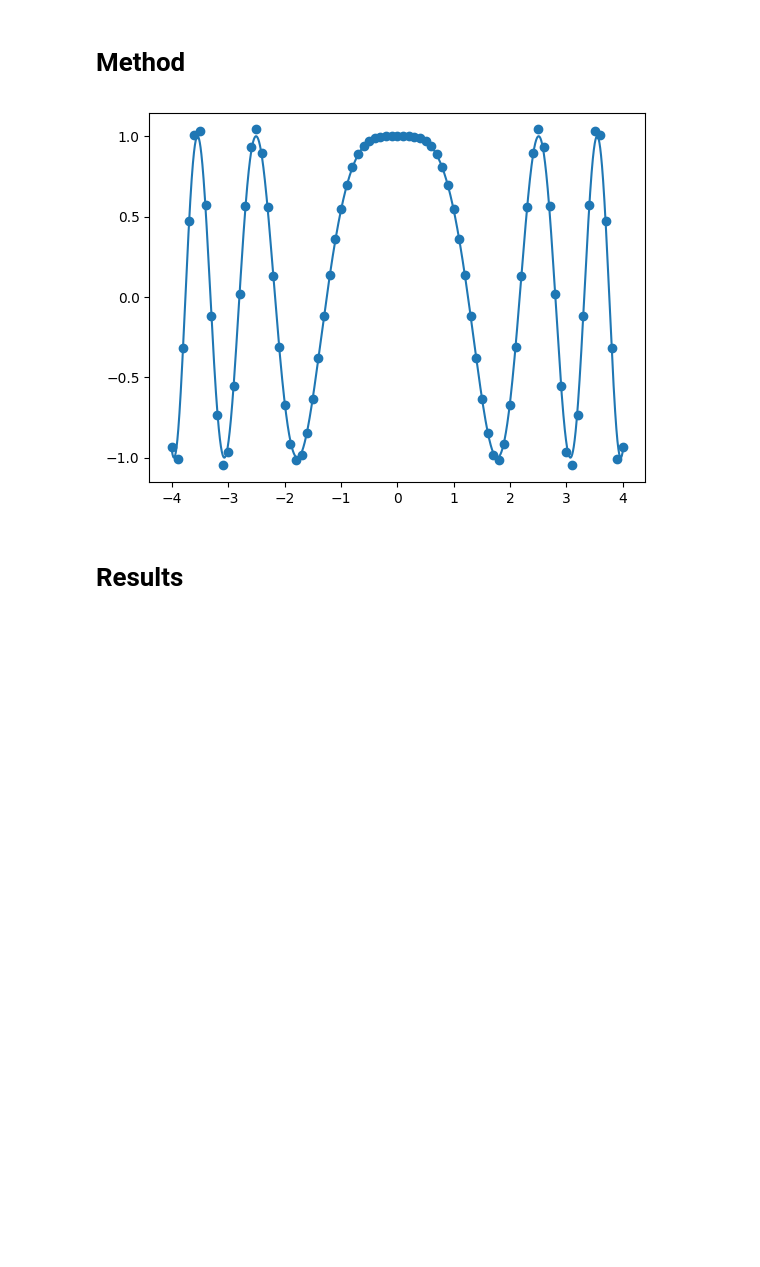
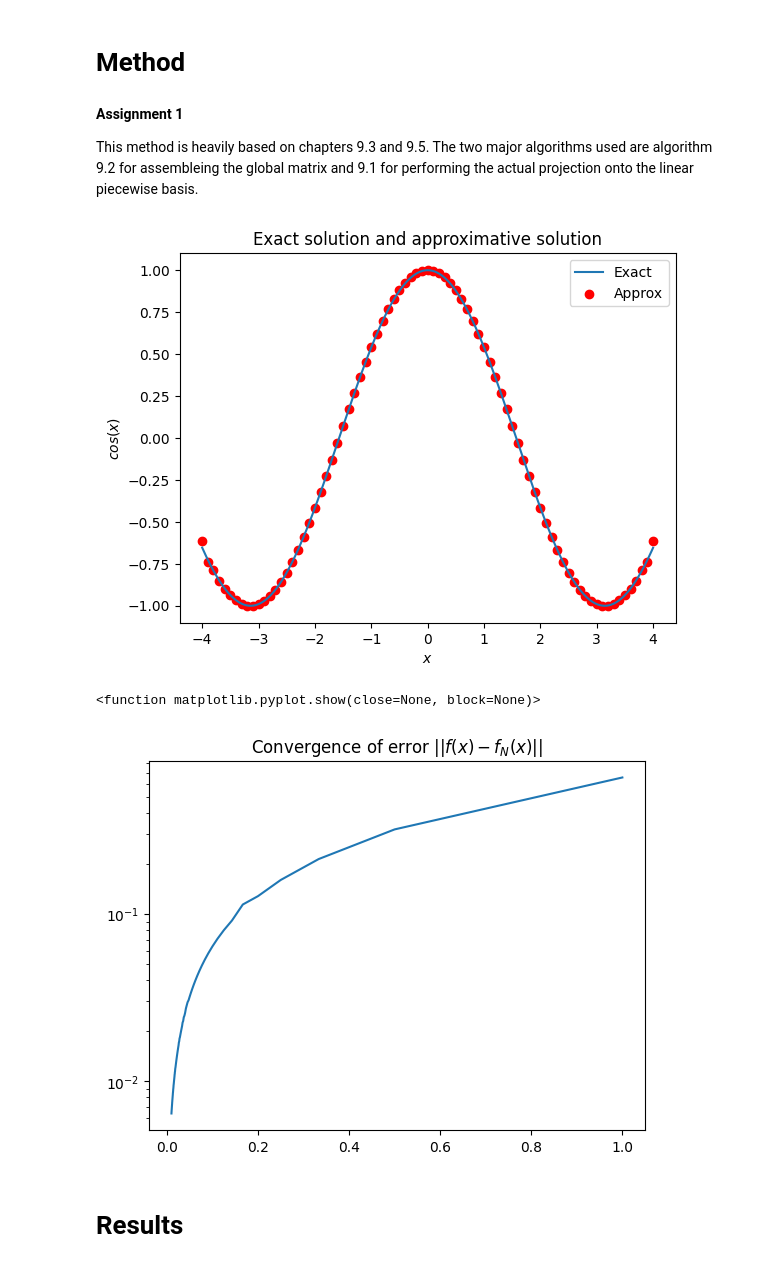
Before and after one commit to johanhoffman/DD2363_VT24, a Jupyter notebook: Lab3/Widen00_lab3.ipynb, the cells around one changed output. Cells and saved outputs as stored; diff of their text form; code cells hidden in the pictures; blank space fills up the shorter version.

Commit message:
Plotting done

```diff
--- a/Lab3/Widen00_lab3.ipynb
+++ b/Lab3/Widen00_lab3.ipynb
@@ -52,9 +63,13 @@ Test: verify accuracy and convergence rate against exact function
 # %% [markdown]
 # **Method**
+# %% [markdown]
+**Assignment 1**
+
+This method is heavily based on chapters 9.3 and 9.5. The two major algorithms used are algorithm 9.2 for assembleing the global matrix and 9.1 for performing the actual projection onto the linear piecewise basis.
 # %%
 #L2 projection on pw to linear approximation over mesh in 1D
 
-
+#Class defining the object of mapping local to global values
 class loc2globmap:
   def __init__(self, A_map, b_map, dof):
     self.A_map = A_map
@@ -63,7 +78,7 @@ class loc2globmap:
 
 #Reference function
 def f(x):
-  fx =np.cos(x**2)
+  fx =np.cos(x)
   return fx
 
 #Input x, interval nr k, mesh and if it is the 0 or 1 polynomial in nr
@@ -77,6 +92,7 @@ def lin_lagrange_pol(x, mesh, k, nr):
     lambdax = (x- x_k_m1)/h_k
   return lambdax
 
+#Returns the number of shape functions per element
 def get_no_local_shape_functions(k):
   #since we have a linear basis V, q is 2 for all elements
   q = 2
@@ -146,6 +162,7 @@ def find_subinterval(x, mesh):
   for i in range(0, len(mesh)-1):
     if mesh[i]<= x <=mesh[i+1]:
       k = i
+      break
   return k
 
 #Extract local dofs from alpha using the map from local to global
@@ -187,6 +204,7 @@ def l2_to_pw(f, mesh):
 
   #Calculate for inner range to avoid rounding errors in mesh edge, this is just
   #for fun to calculate points other than the node values
+  """This part is not part of the assignment"""
   x_0 = mesh[1]
   x_m1 = mesh[-2]
   #This is put as interval for mesh to get the points xn
@@ -194,37 +212,64 @@ def l2_to_pw(f, mesh):
   nr_points = round((x_m1 - x_0)/interval)
   x_vec = np.zeros(nr_points+1)
   x = x_0
   for i in range(0, nr_points+1):
     x_vec[i] = x
     x += interval
   l2_to_pw = np.zeros_like(x_vec)
   for i in range(0, len(x_vec)):
     x = x_vec[i]
     q = 1
     l2_to_pw[i] = eval_pwp_function(alpha, x, q, mesh)
+  """------------------------------------------------"""
 
   return l2_to_pw_mesh, l2_to_pw, alpha, x_vec
 
 #Generate mesh
 x_0 = -4
 x_n = 4
 interval = 0.1
 mesh = np.arange(x_0 ,x_n+interval, interval)
 
 #Call function to calculate
 f_approx_mesh, f_approx, alpha, x_vec = l2_to_pw(f, mesh)
 
 #"Linear" range for exact funtion
 t = np.arange(x_0, x_n, 0.001)
-
 plt.figure(1)
-plt.plot(t, f(t))
+plt.plot(t, f(t), label="Exact")
 #plt.scatter(mesh, alpha)
 #plt.scatter(mesh, f_approx)
-plt.scatter(mesh, f_approx_mesh)
+plt.scatter(mesh, f_approx_mesh, color='r', label ="Approx")
+plt.title("Exact solution and approximative solution")
+plt.xlabel("$x$")
+plt.ylabel("$cos(x)$")
+plt.legend()
 plt.show()
+
+#Iterate over different mesh fineness
+divisions = 100
+error_vec = np.zeros(divisions)
+int_vec = np.zeros(divisions)
+d = 0
+for p in range(1, divisions+1):
+  interval = 1/p
+  mesh_int = np.arange(x_0 ,x_n+interval, interval)
+  f_approx_mesh_int, f_approx, alpha, x_vec = l2_to_pw(f, mesh_int)
+  f_exact_mesh = np.zeros_like(f_approx_mesh_int)
+  for i in range(0, len(f_exact_mesh)):
+    f_exact_mesh[i] = f(mesh_int[i])
+  error_vec[d] = np.linalg.norm(f_approx_mesh_int - f_exact_mesh)
+  int_vec[d] = interval
+  d += 1
+
+plt.figure(2)
+plt.semilogy(int_vec, error_vec)
+plt.title("Convergence of error $||f(x) - f_N(x)||$")
+plt.show
 # %% [output]
-[figure, old version]
+[figure, new version]
+<function matplotlib.pyplot.show(close=None, block=None)>
+[figure, added]
 # %% [markdown]
 # **Results**
 # %% [markdown]
```
Also changed, not shown: parts of 5 cells of this notebook.
